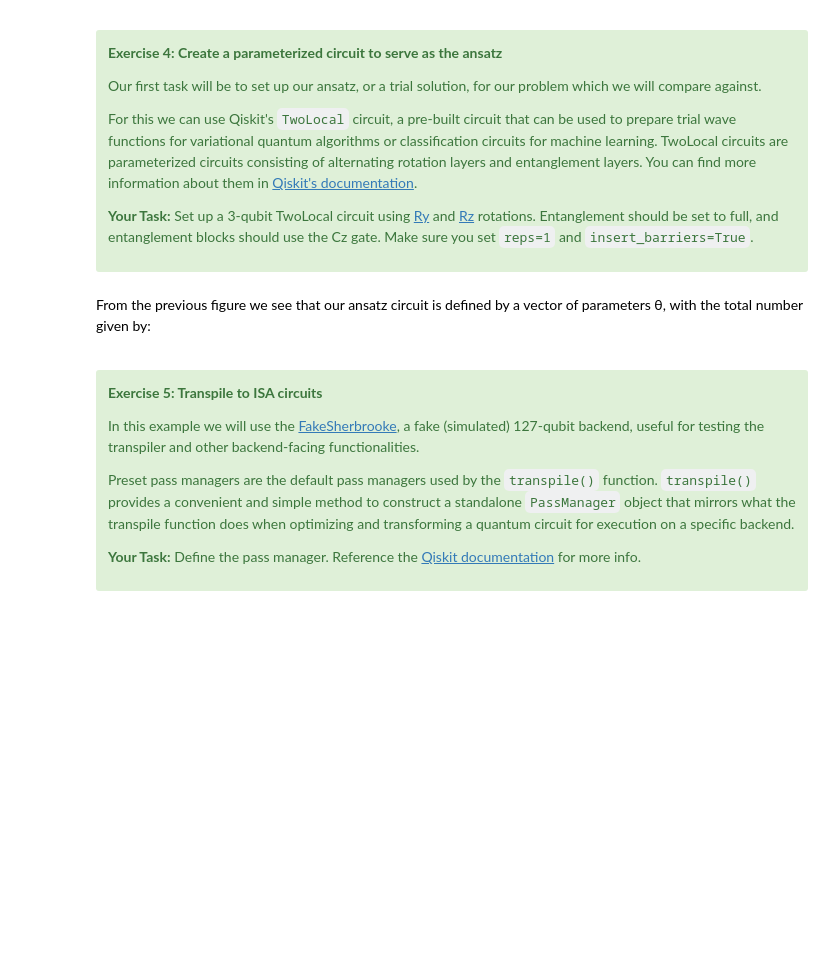
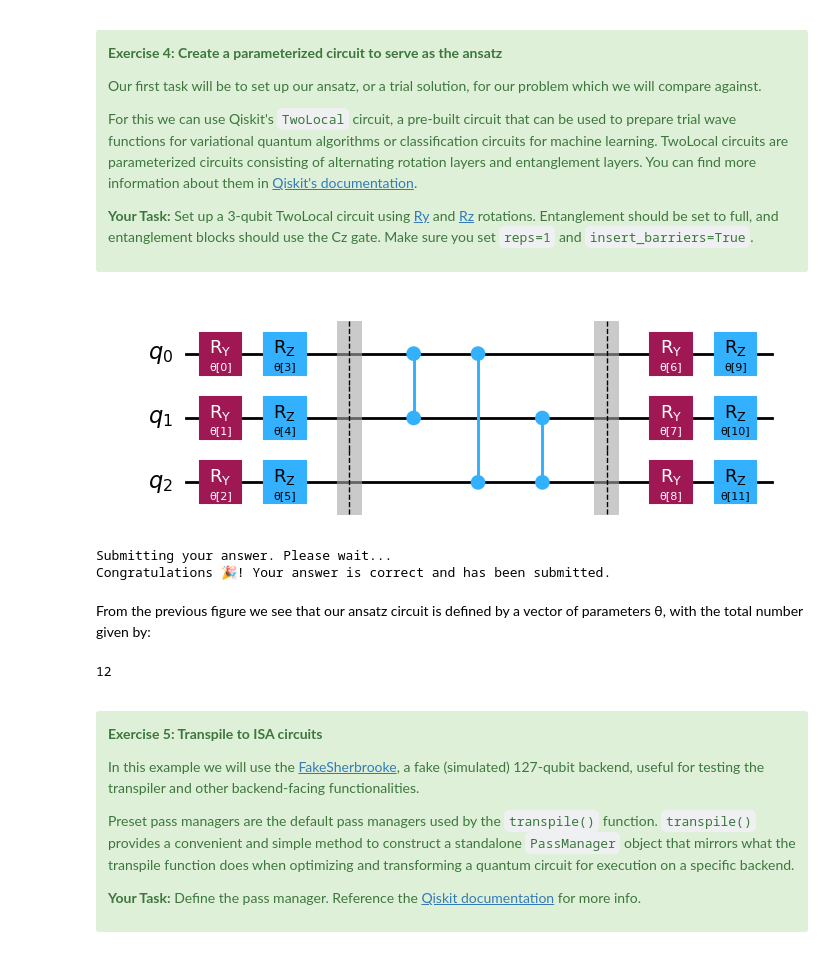
Before and after one commit to diegogerwig/Quantum_Computing, a Jupyter notebook: IBM Quantum 2024_06 Challenge/IBM Quantum Challenge 2024 Lab 1.ipynb, the cells around one changed output. Drawn from its saved outputs; the diff is of its cells as text; code cells hidden in the pictures; blank space fills up the shorter version.

```diff
--- a/IBM Quantum 2024_06 Challenge/IBM Quantum Challenge 2024 Lab 1.ipynb
+++ b/IBM Quantum 2024_06 Challenge/IBM Quantum Challenge 2024 Lab 1.ipynb
@@ -264,25 +329,50 @@ For this we can use Qiskit's `TwoLocal` circuit, a pre-built circuit that can be
 
 </div>
 # %%
-num_qubits = #Add your code here
-rotation_blocks = #Add your code here
-entanglement_blocks = #Add your code here
-entanglement = #Add your code here
+# Define the number of qubits in the circuit
+num_qubits = 3
 
-ansatz = #Add your code here
+# Define the rotation blocks to be used in the ansatz
+rotation_blocks = ['ry', 'rz']
 
+# Define the entanglement blocks to be used in the ansatz
+entanglement_blocks = 'cz'
+
+# Specify the type of entanglement to be used in the ansatz
+entanglement = 'full'
+
+# Specify the number of repetitions for the ansatz
+reps = 1
+
+# Specify whether barriers should be inserted between different blocks
+insert_barriers = True
+
+# Create the ansatz circuit using the specified parameters
+ansatz = TwoLocal(num_qubits=num_qubits,
+                  rotation_blocks=rotation_blocks,
+                  entanglement_blocks=entanglement_blocks,
+                  entanglement=entanglement,
+                  reps=reps,
+                  insert_barriers=insert_barriers)
 
 ### Don't change any code past this line ###
 ansatz.decompose().draw('mpl')
+# %% [output]
+[figure, added]
 # %%
 # Submit your answer using following code
 
 grade_lab1_ex4(num_qubits, rotation_blocks, entanglement_blocks, entanglement) # Expected result type: int, List[str], str, str
+# %% [output]
+Submitting your answer. Please wait...
+Congratulations 🎉! Your answer is correct and has been submitted.
 # %% [markdown]
 From the previous figure we see that our ansatz circuit is defined by a vector of parameters θ, with the total number given by:
 # %%
 num_params = ansatz.num_parameters
 num_params
+# %% [output]
+12
 # %% [markdown]
 <a id="exercise5"></a>
 <a name="exercise5"></a>
```
Also changed, not shown: parts of 13 cells of this notebook, 1 other file.
